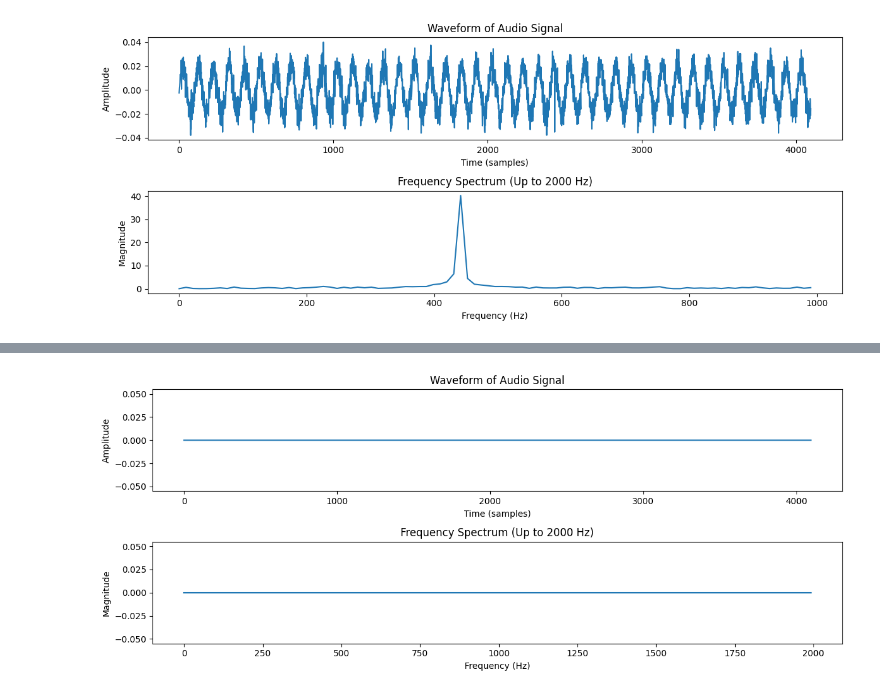
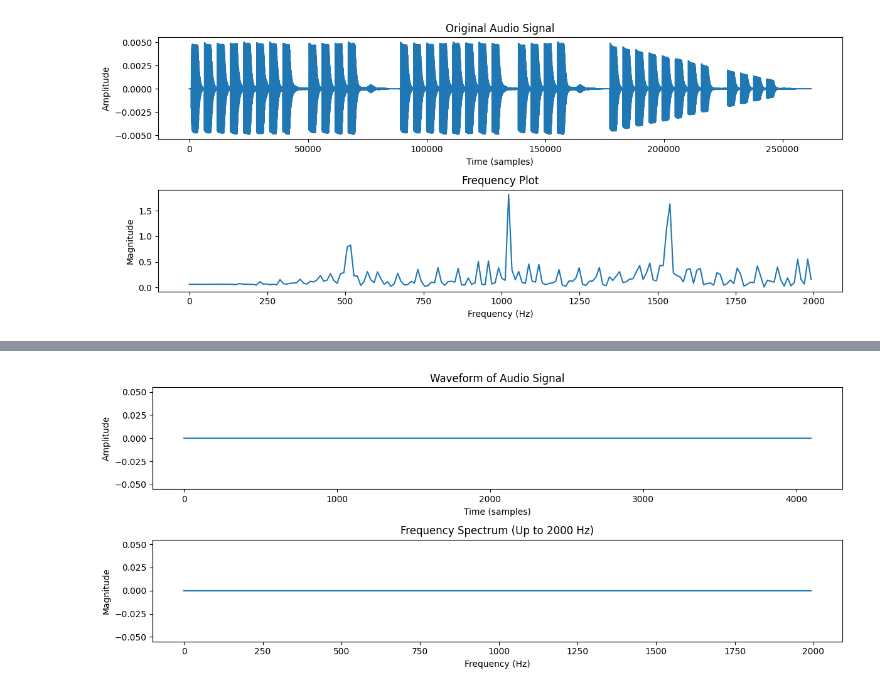
Before and after one commit to RYZEXY/Quantum-Audio-Processing, a Jupyter notebook: audio.ipynb, the cells around one changed output, grey strips where cells are left out. Drawn from its saved outputs; the diff is of its cells as text; code cells hidden in the pictures.

```diff
--- a/audio.ipynb
+++ b/audio.ipynb
@@ -6,7 +6,7 @@ from scipy.fftpack import fft, ifft
 from scipy.interpolate import interp1d
 from qiskit.primitives import Sampler, Estimator
 
-sample_rate, audio = read("noisy_audio.wav")
+sample_rate, audio = read("input2.wav")
 
 # Convert to mono if stereo
 if len(audio.shape) > 1:
@@ -21,37 +21,36 @@ if len(audio.shape) > 1:
 # noisy_audio = np.int16(audio + noise)
 
 # write("noisy_audio.wav", sample_rate, noisy_audio)
 
 
 N = len(audio)
 target_samples = 2**12
-audio = audio[:target_samples]  # Truncate without padding
-audio_segment = audio[:target_samples]
+audio_segment = audio
 
 audio_segment = audio_segment/np.linalg.norm(audio_segment)
 fft_result = fft(audio_segment)
 frequencies = np.fft.fftfreq(target_samples, d=1/sample_rate)
 
 plt.figure(figsize=(12, 5))
 plt.subplot(2, 1, 1)
 plt.plot(audio_segment)
 plt.xlabel("Time (samples)")
 plt.ylabel("Amplitude")
 plt.title("Original Audio Signal")
 
-max_freq = 1000
+max_freq = 2000
 indices = np.where(frequencies >= 0)[0]
 indices = indices[frequencies[indices] <= max_freq]
 
 plt.subplot(2, 1, 2)
 plt.plot(frequencies[indices], np.abs(fft_result[indices]))
 plt.xlabel("Frequency (Hz)")
 plt.ylabel("Magnitude")
 plt.title("Frequency Plot")
 plt.tight_layout()
 plt.show()
 # %% [output]
-[figure, old version]
+[figure, new version]
 # %%
 for i in range (0,target_samples):
     if np.abs(fft_result[i]) < 15:
```
Also changed, not shown: parts of 2 cells of this notebook, 4 other files.
